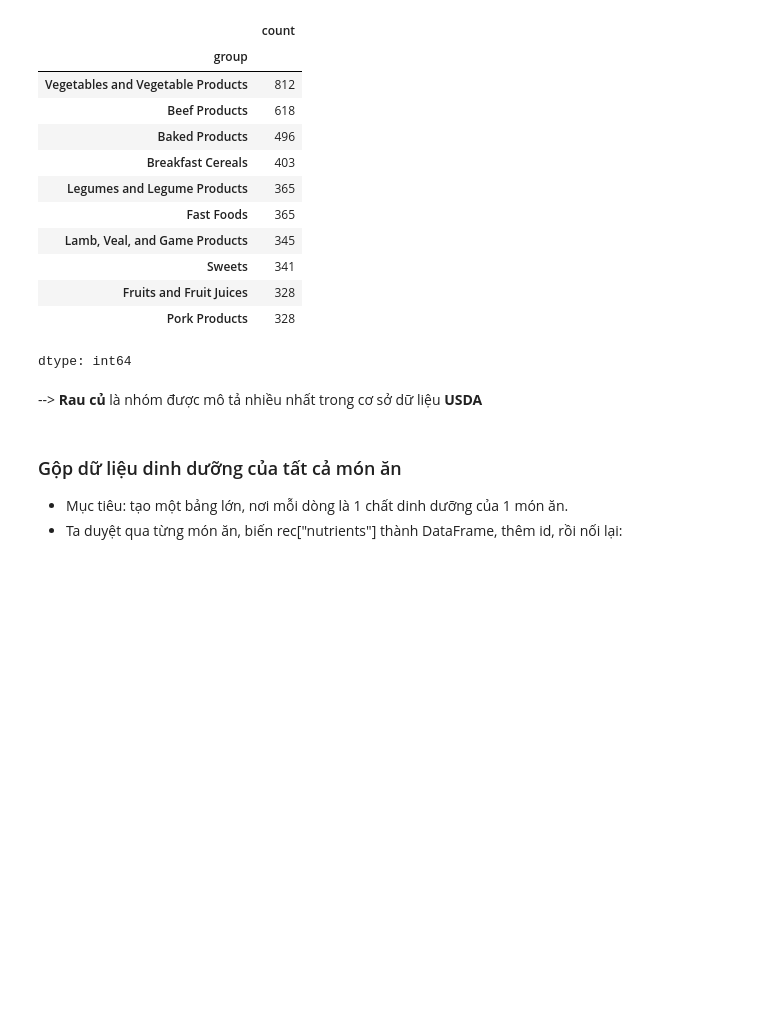
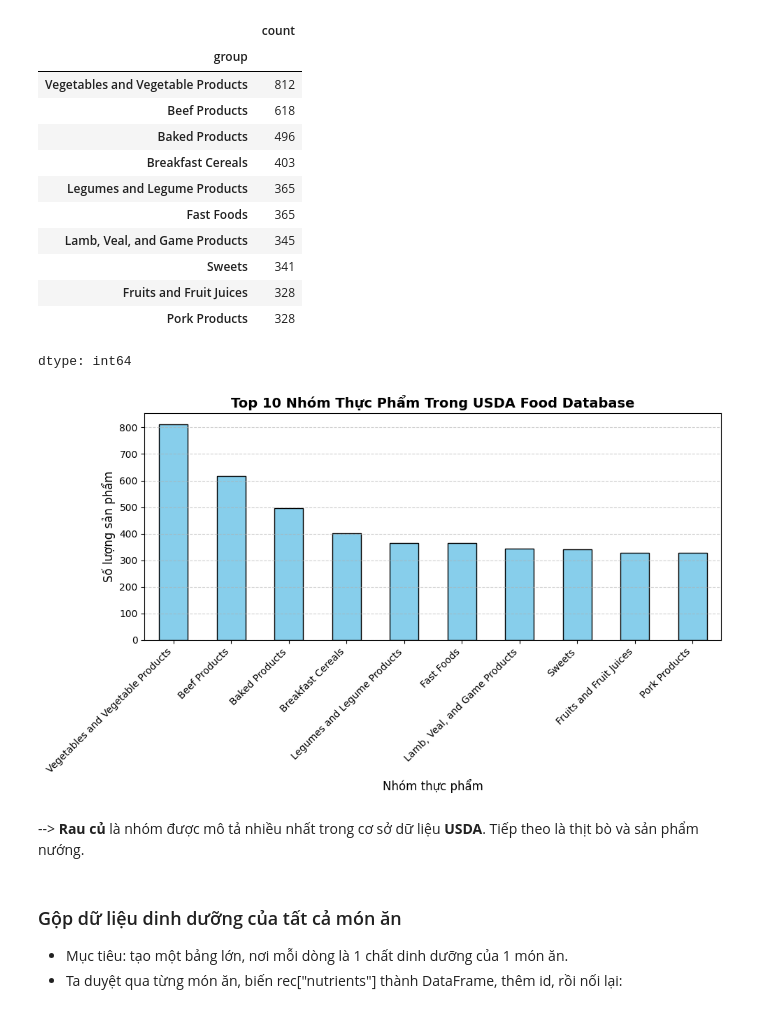
Before and after one commit to chien2734/sgu_data_analyst, a Jupyter notebook: Lab2_DataAnalytics/DataAnalystExample.ipynb, the cells around one changed output. Cells and saved outputs as stored; diff of their text form; code cells hidden in the pictures; blank space fills up the shorter version.

```diff
--- a/Lab2_DataAnalytics/DataAnalystExample.ipynb
+++ b/Lab2_DataAnalytics/DataAnalystExample.ipynb
@@ -156,8 +164,26 @@ pd.value_counts(info["group"])[:10]
 | Fruits and Fruit Juices | 328 |
 | Pork Products | 328 |
 dtype: int64
+# %%
+import matplotlib.pyplot as plt
+group_counts = pd.value_counts(info["group"])[:10]
+
+plt.figure(figsize=(10,6))
+group_counts.plot(kind='bar', color='skyblue', edgecolor='black')
+
+plt.title("Top 10 Nhóm Thực Phẩm Trong USDA Food Database", fontsize=14, weight='bold')
+plt.xlabel("Nhóm thực phẩm", fontsize=12)
+plt.ylabel("Số lượng sản phẩm", fontsize=12)
+plt.xticks(rotation=45, ha='right')
+plt.grid(axis='y', linestyle='--', alpha=0.6)
+
+plt.tight_layout()
+plt.savefig('top_10_groups.png', dpi=300, bbox_inches='tight')
+plt.show()
+# %% [output]
+[figure, added]
 # %% [markdown]
-\--> **Rau củ** là nhóm được mô tả nhiều nhất trong cơ sở dữ liệu **USDA**
+\--> **Rau củ** là nhóm được mô tả nhiều nhất trong cơ sở dữ liệu **USDA**. Tiếp theo là thịt bò và sản phẩm nướng.
 # %% [markdown]
 ### Gộp dữ liệu dinh dưỡng của tất cả món ăn
 * Mục tiêu: tạo một bảng lớn, nơi mỗi dòng là 1 chất dinh dưỡng của 1 món ăn.
```
Also changed, not shown: parts of 46 cells of this notebook.
